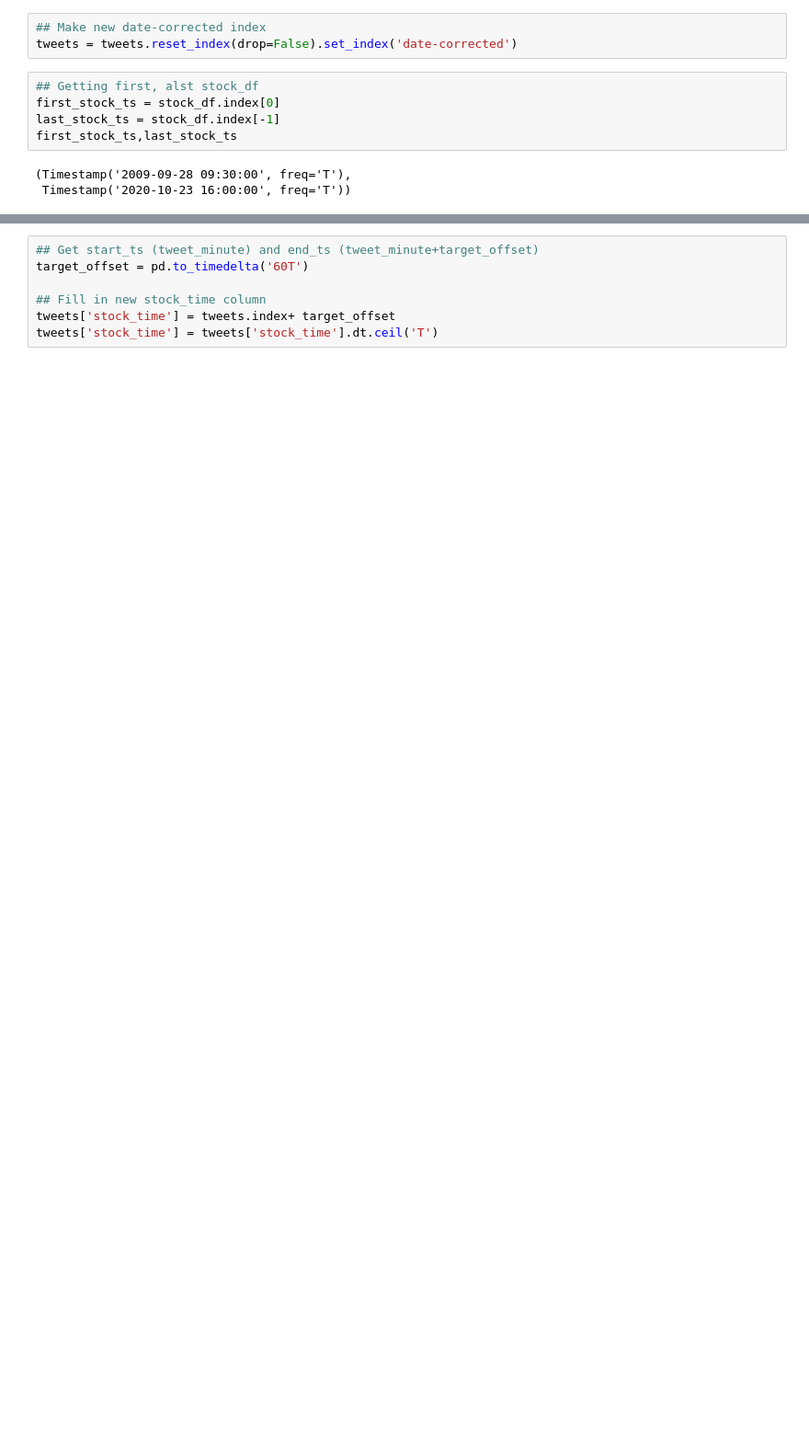
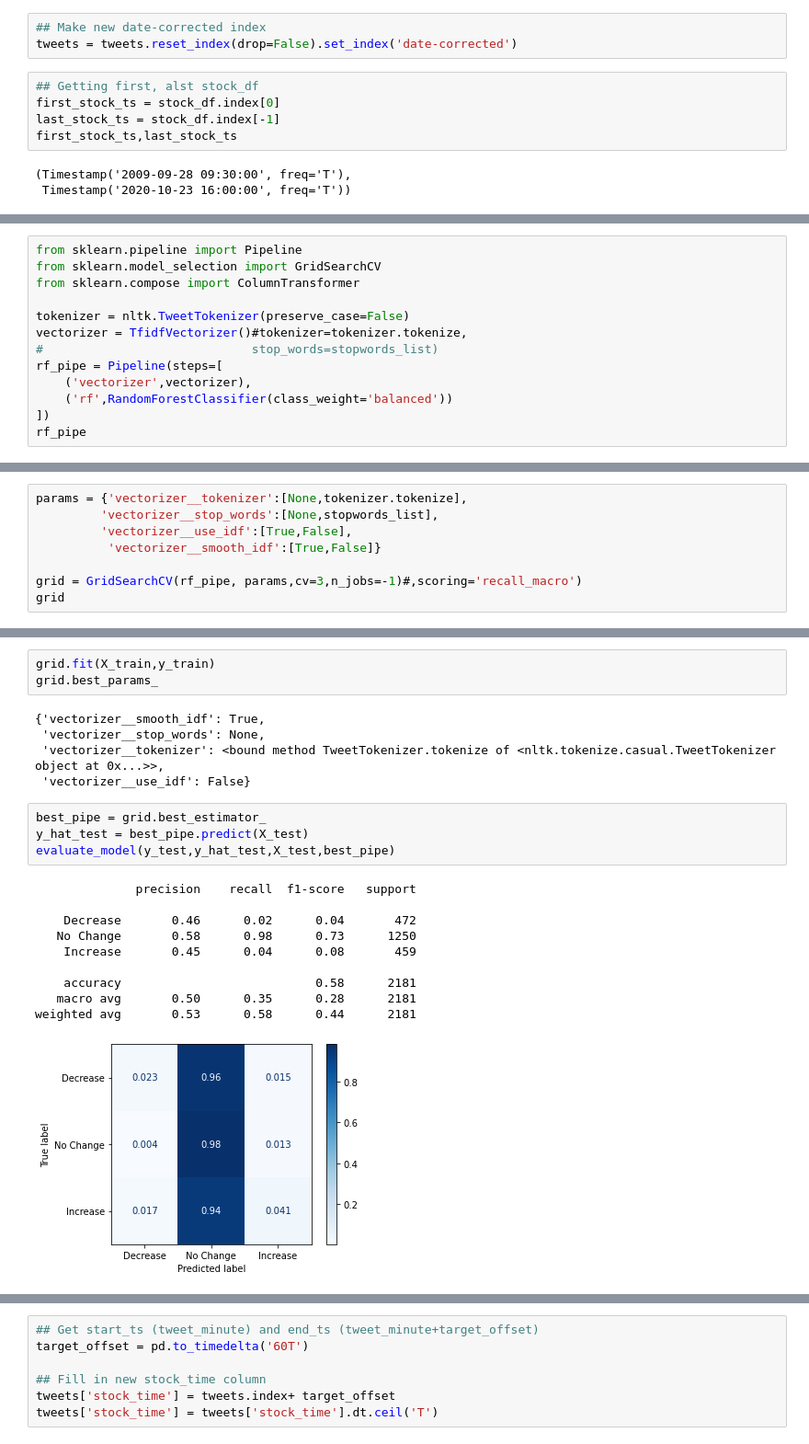
Before and after one commit to jirvingphd/capstone-project-using-trumps-tweets-to-predict-stock-market, a Jupyter notebook: Capstone Restarted 10-2020.ipynb, the cells around one changed output, grey strips where cells are left out. Shown at 92% size. Saved outputs shown, nothing was run; the diff lists cells and outputs as text; blank space fills up the shorter version.

```diff
--- a/Capstone Restarted 10-2020.ipynb
+++ b/Capstone Restarted 10-2020.ipynb
@@ -404,0 +712,13 @@ tweets
+# %%
+from sklearn.pipeline import Pipeline
+from sklearn.model_selection import GridSearchCV
+from sklearn.compose import ColumnTransformer
+
+tokenizer = nltk.TweetTokenizer(preserve_case=False)
+vectorizer = TfidfVectorizer()#tokenizer=tokenizer.tokenize,
+#                             stop_words=stopwords_list)
+rf_pipe = Pipeline(steps=[
+    ('vectorizer',vectorizer),
+    ('rf',RandomForestClassifier(class_weight='balanced'))
+])
+rf_pipe
@@ -404,0 +728,8 @@ tweets
+# %%
+params = {'vectorizer__tokenizer':[None,tokenizer.tokenize],
+         'vectorizer__stop_words':[None,stopwords_list],
+         'vectorizer__use_idf':[True,False],
+          'vectorizer__smooth_idf':[True,False]}
+
+grid = GridSearchCV(rf_pipe, params,cv=3,n_jobs=-1)#,scoring='recall_macro')
+grid
@@ -404,0 +754,23 @@ tweets
+# %%
+grid.fit(X_train,y_train)
+grid.best_params_
+# %% [output]
+{'vectorizer__smooth_idf': True,
+ 'vectorizer__stop_words': None,
+ 'vectorizer__tokenizer': <bound method TweetTokenizer.tokenize of <nltk.tokenize.casual.TweetTokenizer object at 0x...>>,
+ 'vectorizer__use_idf': False}
+# %%
+best_pipe = grid.best_estimator_
+y_hat_test = best_pipe.predict(X_test)
+evaluate_model(y_test,y_hat_test,X_test,best_pipe)
+# %% [output]
+              precision    recall  f1-score   support
+
+    Decrease       0.46      0.02      0.04       472
+   No Change       0.58      0.98      0.73      1250
+    Increase       0.45      0.04      0.08       459
+
+    accuracy                           0.58      2181
+   macro avg       0.50      0.35      0.28      2181
+weighted avg       0.53      0.58      0.44      2181
+[figure, added]
```
Also changed, not shown: parts of 82 cells of this notebook, 2 other files.
